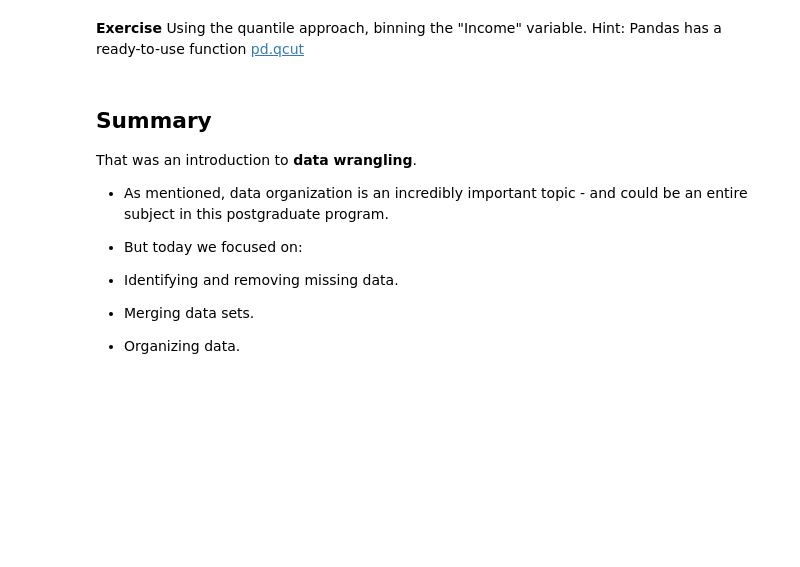
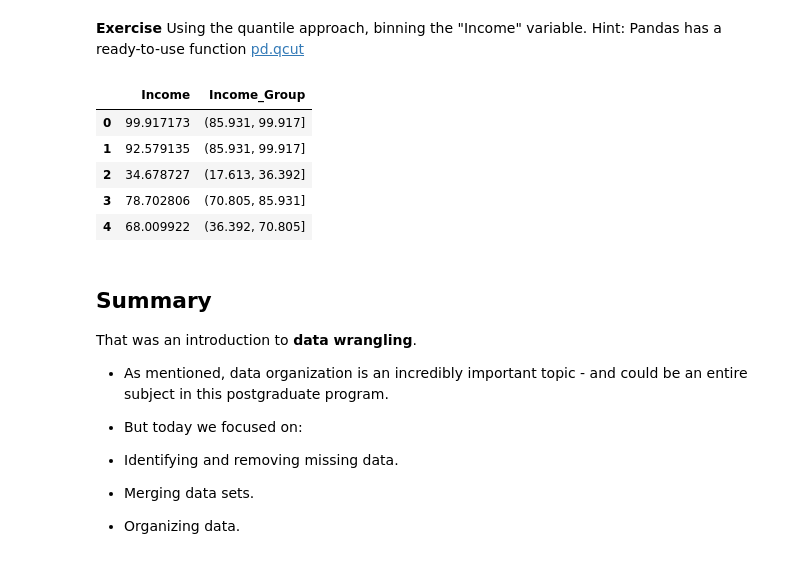
Before and after one commit to 208252/statistics, a Jupyter notebook: 08-wrangling.ipynb, the cells around one changed output. Saved outputs shown, nothing was run; the diff lists cells and outputs as text; code cells hidden in the pictures; blank space fills up the shorter version.

```diff
--- a/08-wrangling.ipynb
+++ b/08-wrangling.ipynb
@@ -1223,7 +1219,15 @@ Each method is suited for different use cases, depending on the data distributio
 # %% [markdown]
 **Exercise** Using the quantile approach, binning the "Income" variable. Hint: Pandas has a ready-to-use function [pd.qcut](https://pandas.pydata.org/docs/reference/api/pandas.qcut.html)
 # %%
-# Your code here
+income['Income_Group'] = pd.qcut(income['Income'], q=4)
+income[['Income', 'Income_Group']].head()
+# %% [output]
+|  | Income | Income_Group |
+| 0 | 99.917173 | (85.931, 99.917] |
+| 1 | 92.579135 | (85.931, 99.917] |
+| 2 | 34.678727 | (17.613, 36.392] |
+| 3 | 78.702806 | (70.805, 85.931] |
+| 4 | 68.009922 | (36.392, 70.805] |
 # %% [markdown]
 ## Summary
 
```
Also changed, not shown: parts of 4 cells of this notebook, 3 other files.
